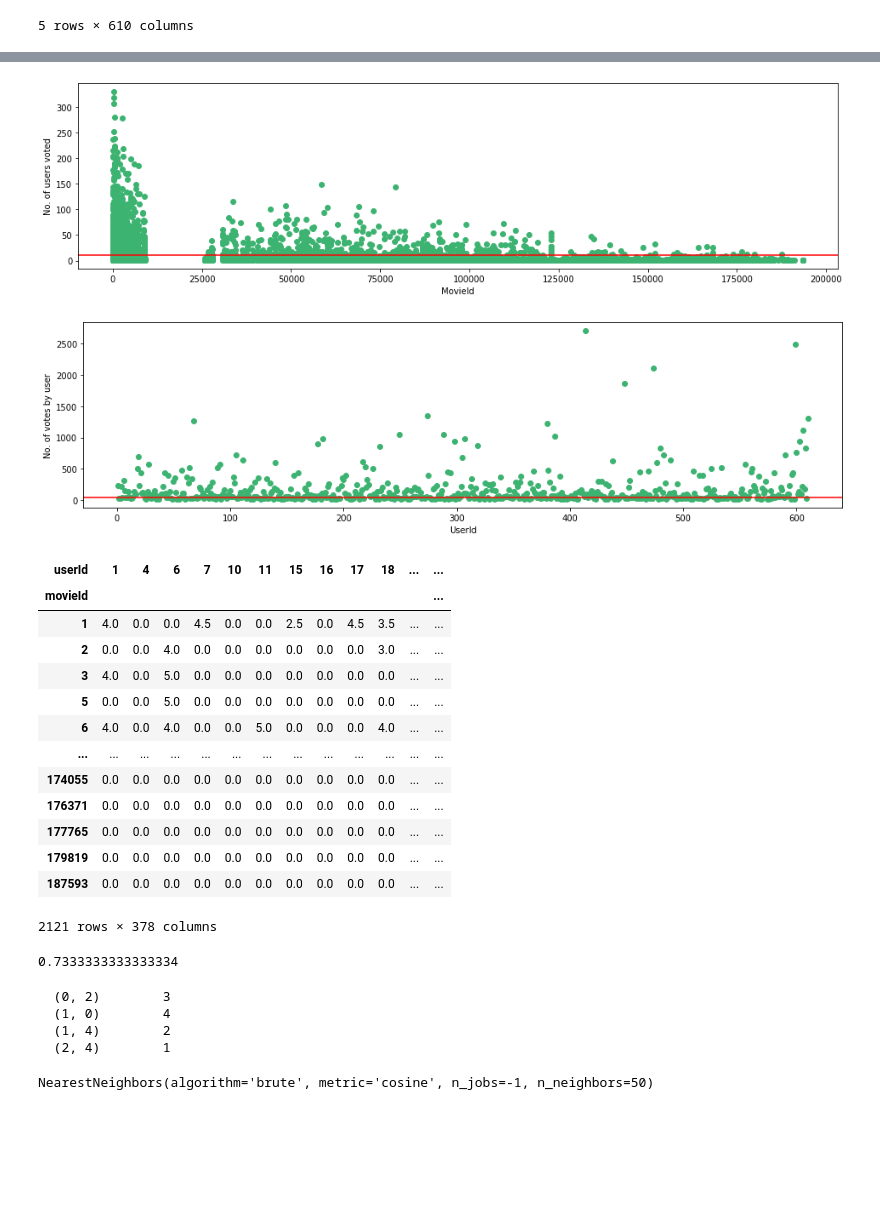
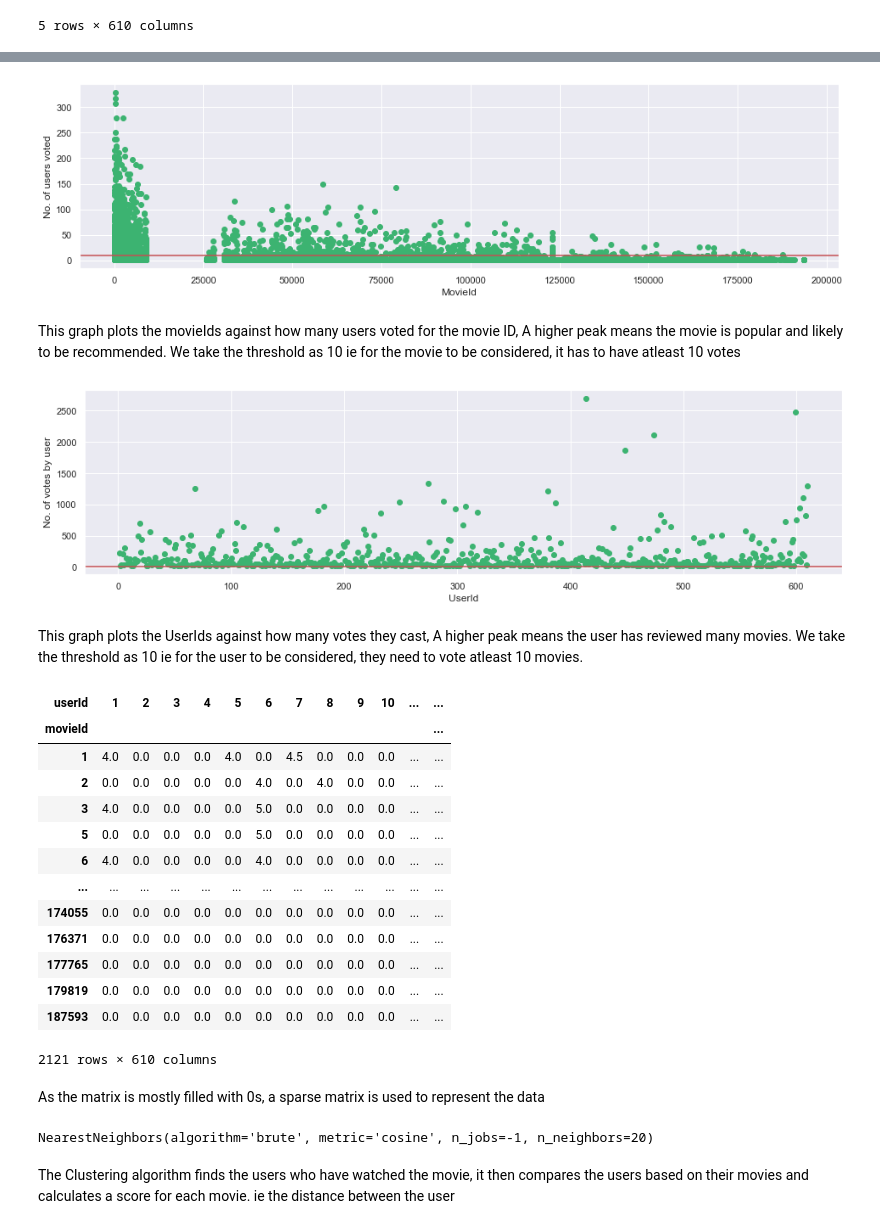
Before and after one commit to harsh-singh-rathore/recommender-system-dwdm, a Jupyter notebook: Content_Based_Filtering.ipynb, the cells around one changed output, grey strips where cells are left out. Drawn from its saved outputs; the diff is of its cells as text; code cells hidden in the pictures; blank space fills up the shorter version.

```diff
--- a/Content_Based_Filtering.ipynb
+++ b/Content_Based_Filtering.ipynb
@@ -131,0 +5,18 @@ movie_recommendations(50)
+# %%
+import pandas as pd
+import numpy as np
+import random
+from tqdm.notebook import tqdm
+from gensim.models import Word2Vec
+import matplotlib.pyplot as plt
+import seaborn as sns
+import os
+import tensorflow as tf
+%matplotlib inline
+from IPython.display import display
+
+import warnings
+# supress warnings
+warnings.filterwarnings('ignore')
+#increase the size of seaborn plots
+sns.set(rc={'figure.figsize':(11.7,8.27)})
@@ -159,59 +393,53 @@ plt.xlabel('MovieId')
 plt.ylabel('No. of users voted')
 plt.show()
 # %% [output]
-[figure, old version]
+[figure, new version]
+# %% [markdown]
+This graph plots the movieIds against how many users voted for the movie ID, A higher peak means the movie is popular and likely to be recommended. We take the threshold as 10 ie for the movie to be considered, it has to have atleast 10 votes
 # %%
 final_dataset = final_dataset.loc[no_user_voted[no_user_voted > 10].index,:]
 # %%
 f,ax = plt.subplots(1,1,figsize=(16,4))
 plt.scatter(no_movies_voted.index,no_movies_voted,color='mediumseagreen')
-plt.axhline(y=50,color='r')
+plt.axhline(y=10,color='r')
 plt.xlabel('UserId')
 plt.ylabel('No. of votes by user')
 plt.show()
 # %% [output]
-[figure, old version]
+[figure, new version]
+# %% [markdown]
+This graph plots the UserIds against how many votes they cast, A higher peak means the user has reviewed many movies. We take the threshold as 10 ie for the user to be considered, they need to vote atleast 10 movies.
 # %%
-final_dataset=final_dataset.loc[:,no_movies_voted[no_movies_voted > 50].index]
+final_dataset=final_dataset.loc[:,no_movies_voted[no_movies_voted > 10].index]
 final_dataset
 # %% [output]
-| userId | 1 | 4 | 6 | 7 | 10 | 11 | 15 | 16 | 17 | 18 | ... | ... |
+| userId | 1 | 2 | 3 | 4 | 5 | 6 | 7 | 8 | 9 | 10 | ... | ... |
 | movieId |  |  |  |  |  |  |  |  |  |  |  | ... |
-| 1 | 4.0 | 0.0 | 0.0 | 4.5 | 0.0 | 0.0 | 2.5 | 0.0 | 4.5 | 3.5 | ... | ... |
-| 2 | 0.0 | 0.0 | 4.0 | 0.0 | 0.0 | 0.0 | 0.0 | 0.0 | 0.0 | 3.0 | ... | ... |
-| 3 | 4.0 | 0.0 | 5.0 | 0.0 | 0.0 | 0.0 | 0.0 | 0.0 | 0.0 | 0.0 | ... | ... |
-| 5 | 0.0 | 0.0 | 5.0 | 0.0 | 0.0 | 0.0 | 0.0 | 0.0 | 0.0 | 0.0 | ... | ... |
-| 6 | 4.0 | 0.0 | 4.0 | 0.0 | 0.0 | 5.0 | 0.0 | 0.0 | 0.0 | 4.0 | ... | ... |
+| 1 | 4.0 | 0.0 | 0.0 | 0.0 | 4.0 | 0.0 | 4.5 | 0.0 | 0.0 | 0.0 | ... | ... |
+| 2 | 0.0 | 0.0 | 0.0 | 0.0 | 0.0 | 4.0 | 0.0 | 4.0 | 0.0 | 0.0 | ... | ... |
+| 3 | 4.0 | 0.0 | 0.0 | 0.0 | 0.0 | 5.0 | 0.0 | 0.0 | 0.0 | 0.0 | ... | ... |
+| 5 | 0.0 | 0.0 | 0.0 | 0.0 | 0.0 | 5.0 | 0.0 | 0.0 | 0.0 | 0.0 | ... | ... |
+| 6 | 4.0 | 0.0 | 0.0 | 0.0 | 0.0 | 4.0 | 0.0 | 0.0 | 0.0 | 0.0 | ... | ... |
 | ... | ... | ... | ... | ... | ... | ... | ... | ... | ... | ... | ... | ... |
 | 174055 | 0.0 | 0.0 | 0.0 | 0.0 | 0.0 | 0.0 | 0.0 | 0.0 | 0.0 | 0.0 | ... | ... |
 | 176371 | 0.0 | 0.0 | 0.0 | 0.0 | 0.0 | 0.0 | 0.0 | 0.0 | 0.0 | 0.0 | ... | ... |
 | 177765 | 0.0 | 0.0 | 0.0 | 0.0 | 0.0 | 0.0 | 0.0 | 0.0 | 0.0 | 0.0 | ... | ... |
 | 179819 | 0.0 | 0.0 | 0.0 | 0.0 | 0.0 | 0.0 | 0.0 | 0.0 | 0.0 | 0.0 | ... | ... |
 | 187593 | 0.0 | 0.0 | 0.0 | 0.0 | 0.0 | 0.0 | 0.0 | 0.0 | 0.0 | 0.0 | ... | ... |
-2121 rows × 378 columns
+2121 rows × 610 columns
-# %%
-sample = np.array([[0,0,3,0,0],[4,0,0,0,2],[0,0,0,0,1]])
-sparsity = 1.0 - ( np.count_nonzero(sample) / float(sample.size) )
-print(sparsity)
-# %% [output]
-0.7333333333333334
-# %%
-csr_sample = csr_matrix(sample)
-print(csr_sample)
-# %% [output]
-  (0, 2)        3
-  (1, 0)        4
-  (1, 4)        2
-  (2, 4)        1
+# %% [markdown]
+As the matrix is mostly filled with 0s, a sparse matrix is used to represent the data
 # %%
 csr_data = csr_matrix(final_dataset.values)
 final_dataset.reset_index(inplace=True)
 # %%
+# Defining the knn Model
 knn = NearestNeighbors(metric='cosine', algorithm='brute', n_neighbors=20, n_jobs=-1)
-knn = NearestNeighbors(metric='cosine', algorithm='brute', n_neighbors=50, n_jobs=-1)
 knn.fit(csr_data)
 # %% [output]
-NearestNeighbors(algorithm='brute', metric='cosine', n_jobs=-1, n_neighbors=50)
+NearestNeighbors(algorithm='brute', metric='cosine', n_jobs=-1, n_neighbors=20)
+# %% [markdown]
+The Clustering algorithm finds the users who have watched the movie, it then compares the users based on their movies and calculates a score for each movie. ie the distance between the user
 # %%
 def get_movie_recommendation(movie_name, n_movies_to_reccomend = 5):
     movie_list = df_movies[df_movies['title'].str.contains(movie_name)]
```
Also changed, not shown: parts of 62 cells of this notebook.
